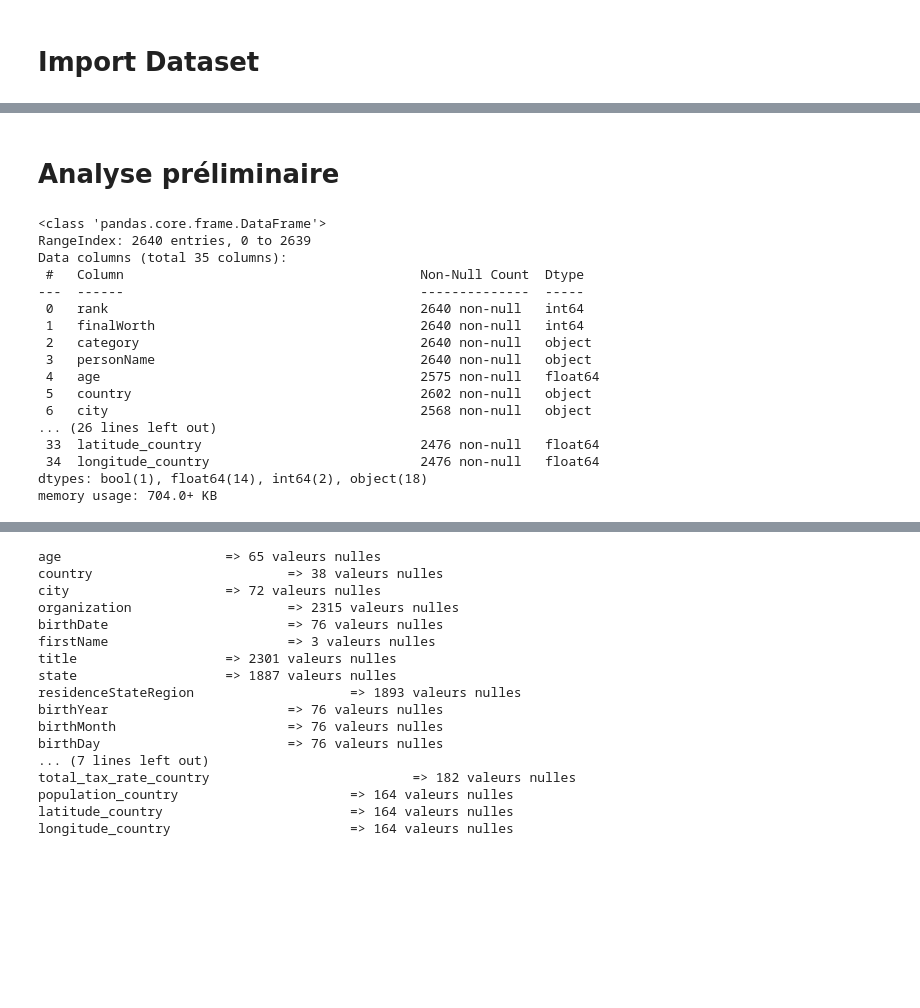
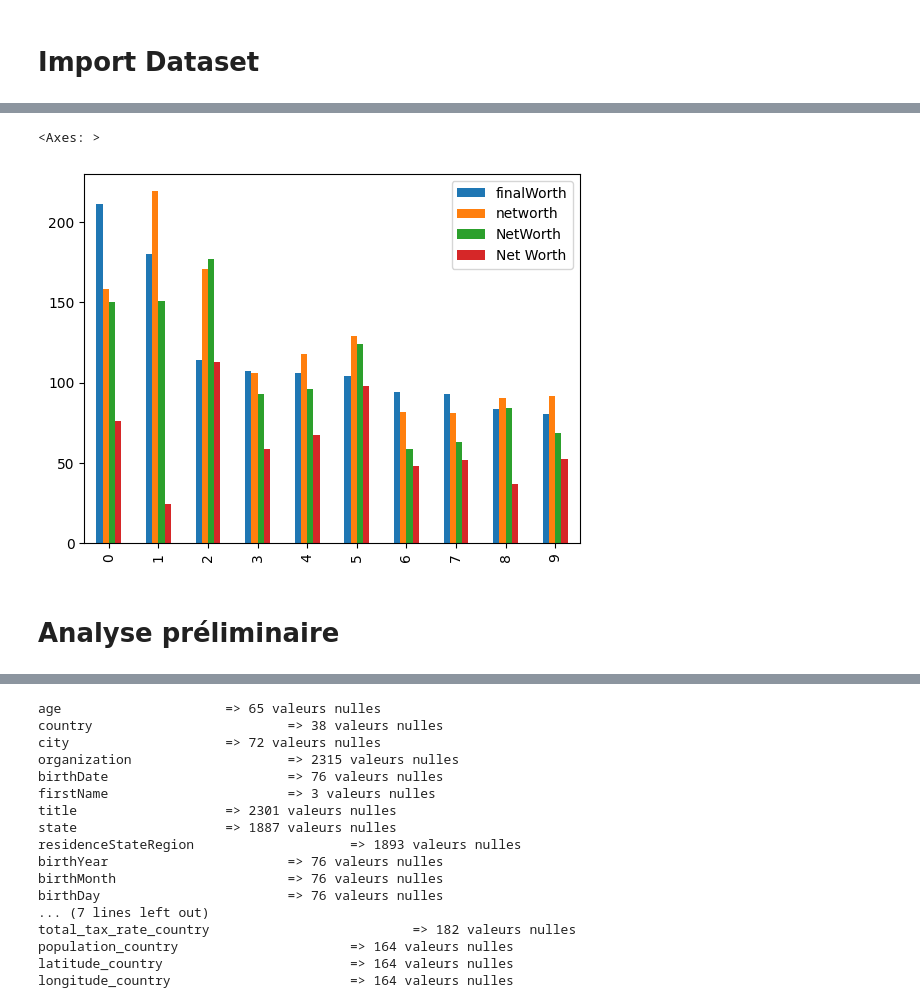
Before and after one commit to BrunetAlexis/Brief_2_Simplon, a Jupyter notebook: Simplon_Brief_Remi.ipynb, the cells around one changed output, grey strips where cells are left out. Saved outputs shown, nothing was run; the diff lists cells and outputs as text; code cells hidden in the pictures; blank space fills up the shorter version.

```diff
--- a/Simplon_Brief_Remi.ipynb
+++ b/Simplon_Brief_Remi.ipynb
@@ -17,0 +66,28 @@ Drive already mounted at /content/drive; to attempt to forcibly remount, call dr
+# %%
+data_2020 = data_2020[['Name','Net Worth']].rename(columns={'Name': 'personName'})
+data_2021 = data_2021[['Name','NetWorth']].rename(columns={'Name': 'personName'})
+data_2022 = data_2022[['name','networth']].rename(columns={'name': 'personName'})
+# %%
+#process columns for name
+def process_name(x):
+  return x.capitalize()
+data.personName = data.personName.apply(process_name)
+data_2022.personName = data_2022.personName.apply(process_name)
+data_2022.personName = data_2022.personName.apply(lambda x: x.strip())
+data_2021.personName = data_2021.personName.apply(process_name)
+data_2020.personName = data_2020.personName.apply(process_name)
+# %%
+# process columns for wealth
+def process_worth(x):
+  return float(x[1:].replace('B',''))
+data_2020['Net Worth'] = data_2020['Net Worth'].apply(process_worth)
+data_2021.NetWorth = data_2021.NetWorth.apply(process_worth)
+data_2022.networth = data_2022.networth.apply(process_worth)
+data.finalWorth = data.finalWorth/1000
+# %%
+e = data[['personName','finalWorth']].merge(data_2022, on=['personName'], how='left')\
+                                                  .merge(data_2021, on=['personName'], how='left')\
+                                                  .merge(data_2020, on=['personName'], how='left')
+
+e.columns=['nom','2023','2022','2021','2020']
+e
@@ -18,22 +108,8 @@ Drive already mounted at /content/drive; to attempt to forcibly remount, call dr
+# %%
+most_10_wealth = data.sort_values(by='finalWorth', ascending=False)['personName'][:10].values
+e.loc[e.personName.isin(most_10_wealth)].plot.bar()
+# %% [output]
+<Axes: >
+[figure, added]
 # %% [markdown]
 # Analyse préliminaire
-# %%
-data.info()
-# %% [output]
-<class 'pandas.core.frame.DataFrame'>
-RangeIndex: 2640 entries, 0 to 2639
-Data columns (total 35 columns):
- #   Column                                      Non-Null Count  Dtype
----  ------                                      --------------  -----
- 0   rank                                        2640 non-null   int64
- 1   finalWorth                                  2640 non-null   int64
- 2   category                                    2640 non-null   object
- 3   personName                                  2640 non-null   object
- 4   age                                         2575 non-null   float64
- 5   country                                     2602 non-null   object
- 6   city                                        2568 non-null   object
-... (26 lines left out)
- 33  latitude_country                            2476 non-null   float64
- 34  longitude_country                           2476 non-null   float64
-dtypes: bool(1), float64(14), int64(2), object(18)
-memory usage: 704.0+ KB
```
Also changed, not shown: parts of 31 cells of this notebook.
